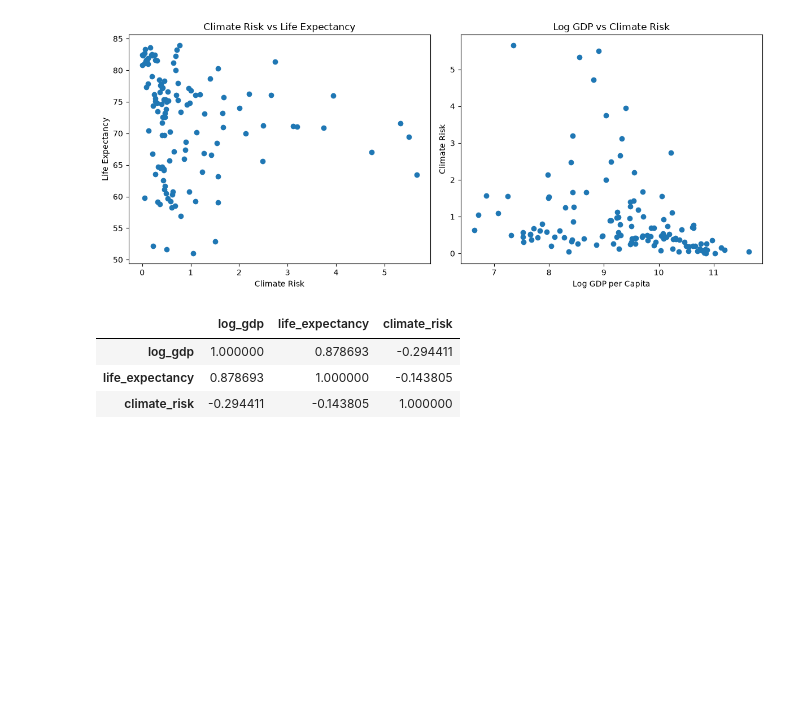
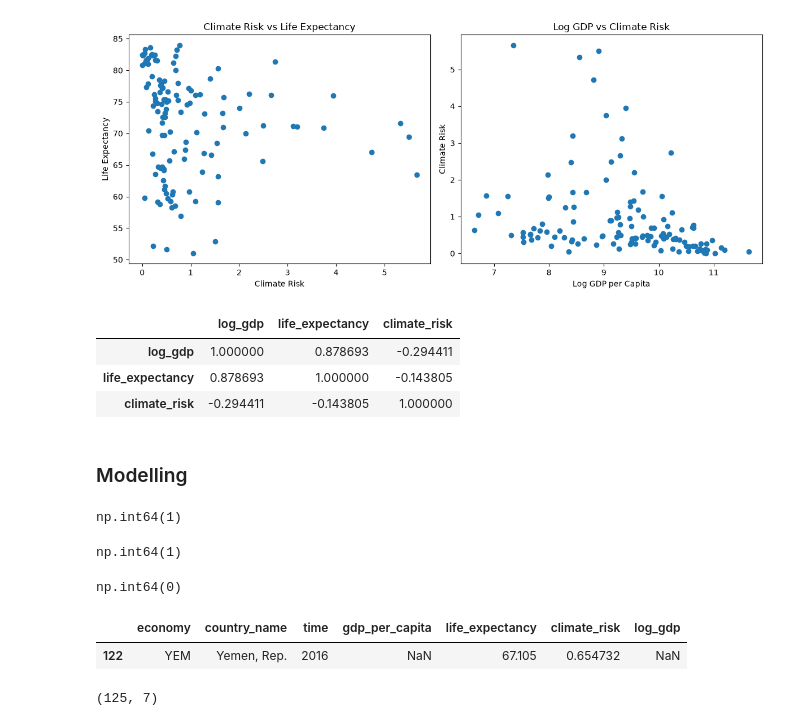
Before and after one commit to ambriapearce/life_expectancy_climate_risk, a Jupyter notebook: climate_risk.ipynb, the cells around one changed output. Drawn from its saved outputs; the diff is of its cells as text; code cells hidden in the pictures; blank space fills up the shorter version.

```diff
--- a/climate_risk.ipynb
+++ b/climate_risk.ipynb
@@ -792,3 +804,22 @@ merged_2016[['log_gdp', 'life_expectancy', 'climate_risk']].corr()
 | log_gdp | 1.000000 | 0.878693 | -0.294411 |
 | life_expectancy | 0.878693 | 1.000000 | -0.143805 |
 | climate_risk | -0.294411 | -0.143805 | 1.000000 |
+# %% [markdown]
+### Modelling
+# %%
+merged_2016['gdp_per_capita'].isnull().sum()
+# %% [output]
+np.int64(1)
+# %%
+merged_2016['log_gdp'].isnull().sum()
+# %% [output]
+np.int64(1)
+# %%
+merged_2016['log_gdp'].isin([np.inf, -np.inf]).sum()
+# %% [output]
+np.int64(0)
+# %%
+merged_2016[merged_2016['gdp_per_capita'].isnull()]
+# %% [output]
+|  | economy | country_name | time | gdp_per_capita | life_expectancy | climate_risk | log_gdp |
+| 122 | YEM | Yemen, Rep. | 2016 | NaN | 67.105 | 0.654732 | NaN |
@@ -794,0 +828,5 @@ merged_2016[['log_gdp', 'life_expectancy', 'climate_risk']].corr()
+# %%
+merged_2016_model = merged_2016.dropna(subset = ['log_gdp', 'life_expectancy', 'climate_risk'])
+merged_2016_model.shape
+# %% [output]
+(125, 7)
```
Also changed, not shown: parts of 11 cells of this notebook.
